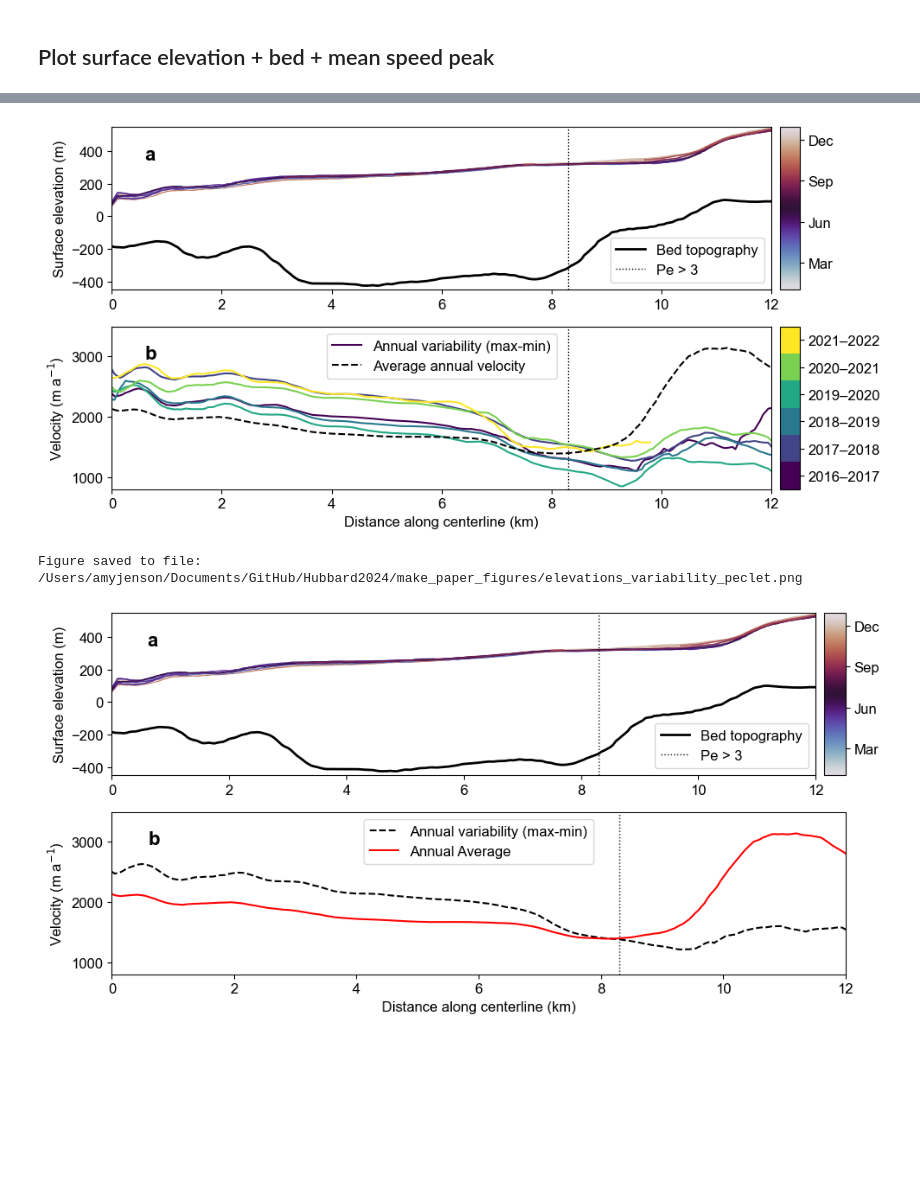
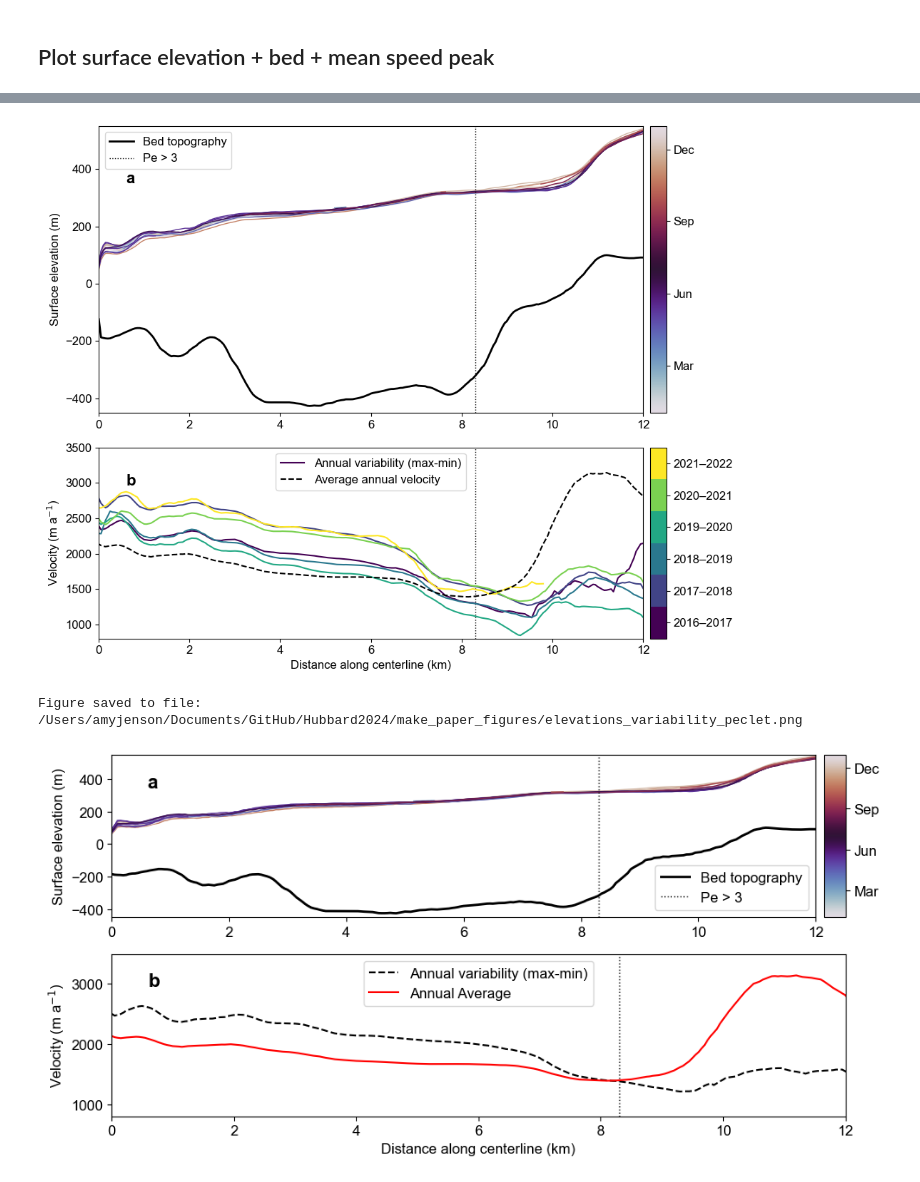
Before and after one commit to pohlan/Hubbard2024, a Jupyter notebook: make_paper_figures/surface_thickness_strength.ipynb, the cells around one changed output, grey strips where cells are left out. Drawn from its saved outputs; the diff is of its cells as text; code cells hidden in the pictures; blank space fills up the shorter version.

```diff
--- a/make_paper_figures/surface_thickness_strength.ipynb
+++ b/make_paper_figures/surface_thickness_strength.ipynb
@@ -312,15 +312,18 @@ Figure saved to file: /Users/amyjenson/Documents/GitHub/Hubbard2024/make_paper_f
 # Set up figure
 fontsize=12
 plt.rcParams.update({'font.size':fontsize, 'font.sans-serif':'Arial'})
-#fig, ax = plt.subplots(2, 1, figsize=(10,8), gridspec_kw={'height_ratios':[2, 1]})
-fig, ax = plt.subplots(2, 1, figsize=(10,5))
+fig, ax = plt.subplots(2, 1, figsize=(10,8), gridspec_kw={'height_ratios':[1.5, 1]})
+#fig, ax = plt.subplots(2, 1, figsize=(10,8))
 lw=1
 xlim = [12,0] # km from terminus
 
 # Moving average for bed
-def moving_average(x, w=2):
+def moving_average(x, w=3):
     return np.convolve(x, np.ones(w), 'same') / w
 bed_cl_smooth = moving_average(bed_cl)
+
+def moving_averages(x, w=3):
+    return np.convolve(x, np.ones(w), 'same') / w
 
 ### a) Surface + bed elevations
 # Reorder to put more drastic changes on top
@@ -334,9 +337,11 @@ h_cols = [x for x in list(h_cl_df.columns) if '.' in x]
 for i in range(len(h_cl_df)):
     month = pd.DatetimeIndex(h_cl_df['Date']).month[i]
     color = cmap((month-1)/11)
-    ax[0].plot(np.divide(cl_dist, 1e3), h_cl_df.iloc[i][h_cols], '-', linewidth=lw, color=color)
+    #ax[0].plot(np.divide(cl_dist, 1e3), h_cl_df.iloc[i][h_cols], '-', linewidth=lw, color=color)
+    #surf = np.mean(h_cl_df.iloc[i][h_cols])
+    surf = moving_averages(h_cl_df.iloc[i][h_cols])
+    ax[0].plot(np.divide(cl_dist, 1e3), surf, '-', linewidth=lw, color=color)
     surf = np.mean(h_cl_df.iloc[i][h_cols])
-
 # Bed
 ax[0].plot(np.divide(cl_dist, 1e3), bed_cl_smooth, '-k', linewidth=lw+1, label='Bed topography')
 # Plot the colorbar
@@ -390,34 +395,34 @@ norm = matplotlib.colors.BoundaryNorm(bounds, listed_cmap.N)
 sm = matplotlib.cm.ScalarMappable(cmap=listed_cmap, norm=norm)
 divider3 = make_axes_locatable(ax[1])
 cax3 = divider3.append_axes("right", size="3%", pad=0.1)
 cbar = fig.colorbar(sm, cax=cax3, ticks=np.arange(len(colors)) + 0.5, orientation='vertical')
 cbar.ax.set_yticklabels([f'{year}–{year+1}' for year in years[0:]])  # Customize labels
 cbar.ax.tick_params(which='minor', length=0)
 
 ### Add panel labels, adjust axes
 labels = ['a', 'b']
 for i, axis in enumerate(ax):
     axis.text((axis.get_xlim()[1] - axis.get_xlim()[0]) * 0.95 + axis.get_xlim()[0],
               (axis.get_ylim()[1] - axis.get_ylim()[0]) * 0.8 + axis.get_ylim()[0],
               labels[i], fontweight='bold', fontsize=fontsize+4)
     axis.grid(True)
     # axis.axvline(weak_dist, color='k', linestyle='--', linewidth=1)
 
 plt.sca(ax[0])  # Set the current active axis to ax[0]
 plt.grid(False)
 plt.sca(ax[1])  # Set the current active axis to ax[0]
 plt.grid(False)
 fig.tight_layout()
 ax[0].invert_xaxis()
 ax[1].invert_xaxis()
 plt.show()
 
 # Save figure
 fig_fn = os.path.join(figures_out_path, 'elevations_variability_peclet.png')
 fig.savefig(fig_fn, dpi=600, bbox_inches='tight')
 print('Figure saved to file:', fig_fn)
 # %% [output]
-[figure, old version]
+[figure, new version]
 Figure saved to file: /Users/amyjenson/Documents/GitHub/Hubbard2024/make_paper_figures/elevations_variability_peclet.png
 # %%
 # Set up figure
```
Also changed, not shown: parts of 3 cells of this notebook, 21 other files.
